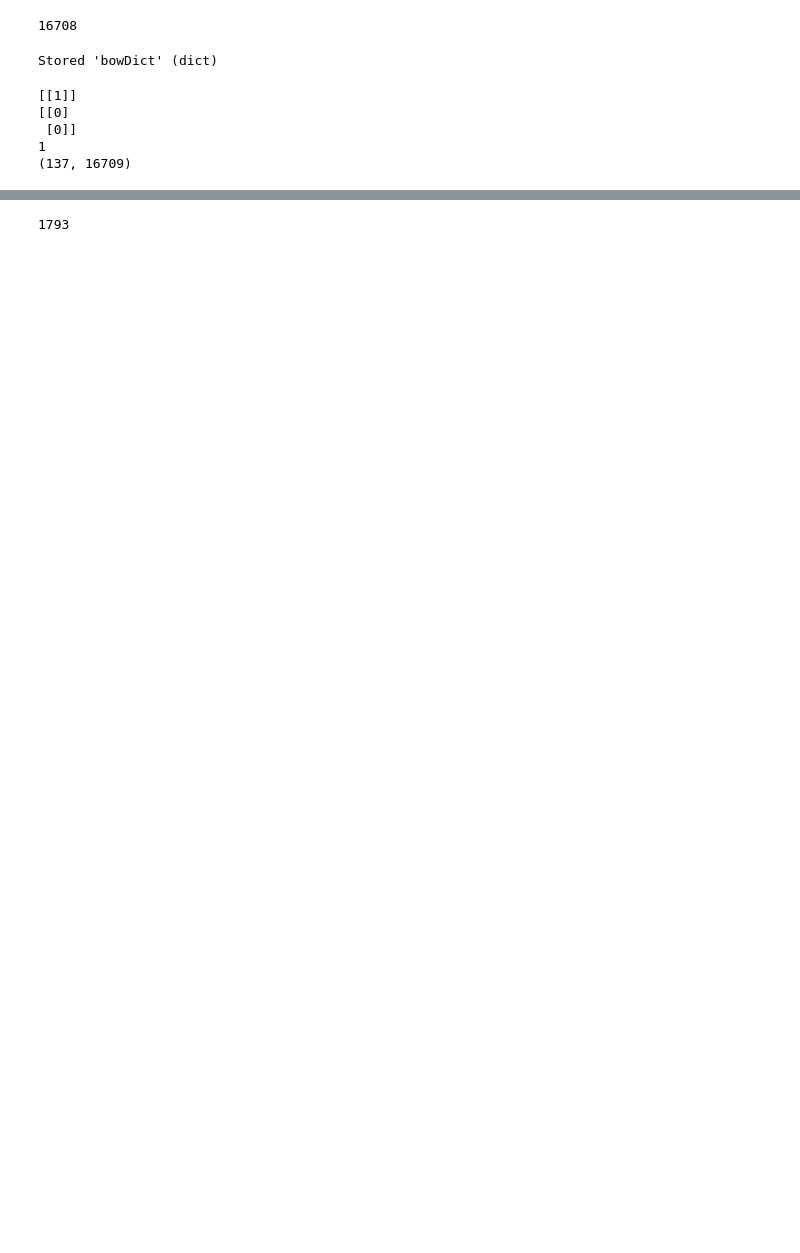
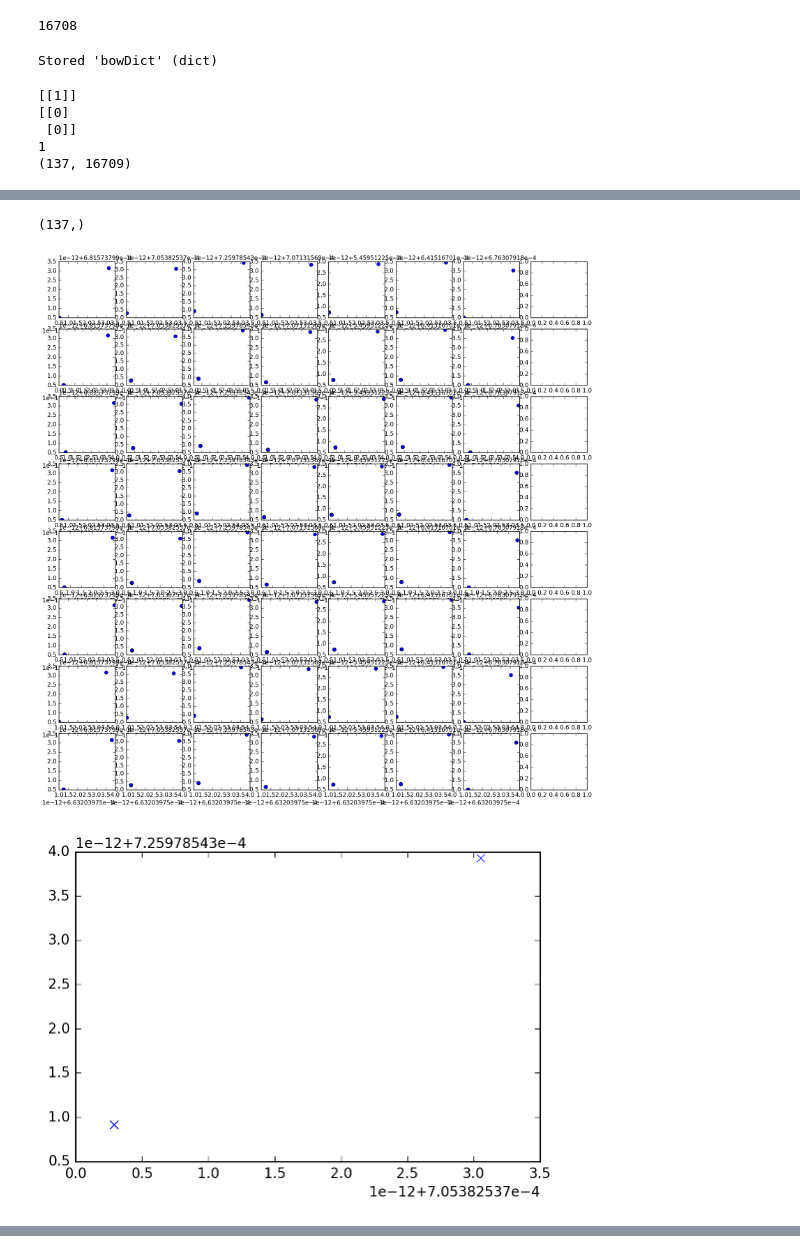
Before and after one commit to theScinder/semantHashJobDescriptions, a Jupyter notebook: semantHashJD.ipynb, the cells around one changed output, grey strips where cells are left out. Saved outputs shown, nothing was run; the diff lists cells and outputs as text; code cells hidden in the pictures; blank space fills up the shorter version.

Commit message:
Scrape Job descriptions, parse as bag of words, initial training by RBM and backprop all work in a basic fashion

```diff
--- a/semantHashJD.ipynb
+++ b/semantHashJD.ipynb
@@ -553,0 +557,19 @@ print(elapsed)
+# %%
+myWeights = []
+myWeights.append(rbm13)
+myWeights.append(rbm12)
+myWeights.append(rbm11)
+myWeights.append(rbm10)
+myWeights.append(rbm9)
+#myWeights.append(rbm8)
+#myWeights.append(rbm8.T)
+myWeights.append(rbm9.T)
+myWeights.append(rbm10.T)
+myWeights.append(rbm11.T)
+myWeights.append(rbm12.T)
+myWeights.append(rbm13.T)
+# %%
+#a0 = a0.T
+print(np.shape(a0))
+a0Train = a0[:,0:110]
+a0Cross = a0[:,111:127]
@@ -553,0 +582,8 @@ print(elapsed)
+# %%
+t = time.time()
+myIt = 100
+myLR = 3e-7
+#(myInputs,myCrossInputs,myTarget,myWeights,myIter=10,lR=1e-5,myLambda=0,myMom=1e-5,dropout=False):
+myNewWeights1 = backProp(a0Train,a0Cross,a0Train,myWeights,myIt,myLR,0,1e-3,True)
+elapsed = time.time()-t
+print("time to train for" + str(myIt) + " iterations = "+str(elapsed) + " seconds")
@@ -553,0 +609,18 @@ print(elapsed)
+# %%
+an,zn = forProp(a0,myNewWeights1)
+print(np.shape(an[4][:,1]))
+
+if (1):
+    myFig, myAx = plt.subplots(8,8,figsize=(16,16))
+    for cx in range(0,8):
+        for cy in range(7):
+            myAx[cx,cy].plot(an[3][:,cx].T,an[3][:,cy].T,'o')
+plt.show()
+plt.figure()
+plt.plot(an[3][:,1],an[3][:,2],'x')
+plt.show()
+print(an[3][:,1])
+# %% [output]
+(137,)
+[figure, added]
+[figure, added]
@@ -570,13 +660,3 @@ elif (myReqLoc == -1):
 myDesc = myText[myDescLoc:myReqLoc]
 myReq = myText[myReqLoc:len(myText)]
 #print(myText[myReq:len(myText)])
-# %%
-wordcount = {}
-for word in myText.split():
-    if word not in wordcount:
-        wordcount[word] = 1
-    else:
-        wordcount[word] += 1
-len(wordcount)
-# %% [output]
-1793
```
Also changed, not shown: parts of 13 cells of this notebook.
